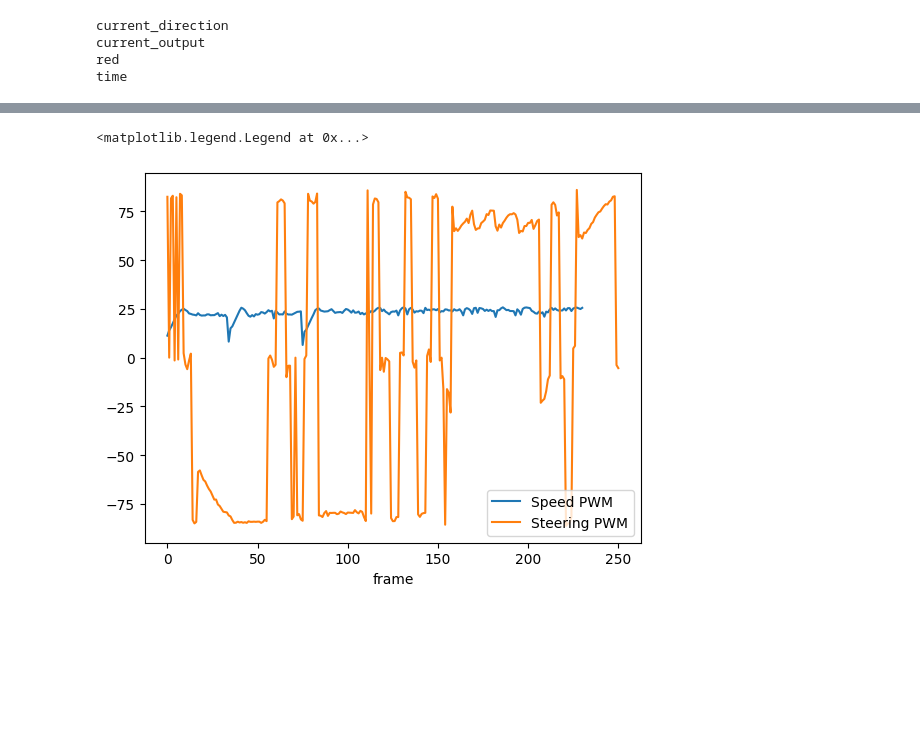
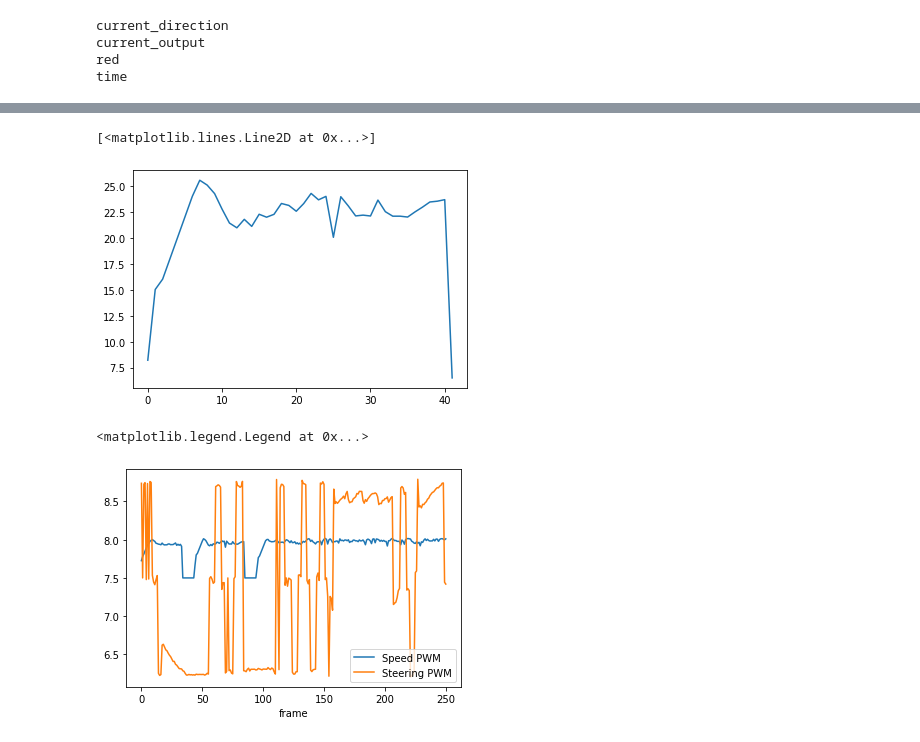
Before and after one commit to nicolechen63/elec533, a Jupyter notebook: plot.ipynb, the cells around one changed output, grey strips where cells are left out. Saved outputs shown, nothing was run; the diff lists cells and outputs as text; code cells hidden in the pictures; blank space fills up the shorter version.

```diff
--- a/plot.ipynb
+++ b/plot.ipynb
@@ -66,9 +77,15 @@ Text(0.5, 0, 'frame')
+# %%
+plt.plot(np.array(speed_dict["current_output"][34:75]))
+# %% [output]
+[<matplotlib.lines.Line2D at 0x...>]
+[figure, added]
 # %%
 fig3, ax3 = plt.subplots()
-ax3.plot(speed_dict["current_output"], label='Speed PWM')
-ax3.plot(direction_dict["current_output"], label='Steering PWM')
+current_output = np.append(np.append(np.append(speed_dict["current_output"][:34],np.zeros(10)),np.append(speed_dict["current_output"][34:75],np.zeros(10))),speed_dict["current_output"][75:])
+ax3.plot((current_output * 4000 + 1500000)/20000000*100, label='Speed PWM')
+ax3.plot((np.array(direction_dict["current_output"]) * 3000 + 1500000)/20000000*100, label='Steering PWM')
 ax3.set_xlabel("frame")
 ax3.legend()
 # %% [output]
 <matplotlib.legend.Legend at 0x...>
-[figure, old version]
+[figure, new version]
```
Also changed, not shown: parts of 7 cells of this notebook.
